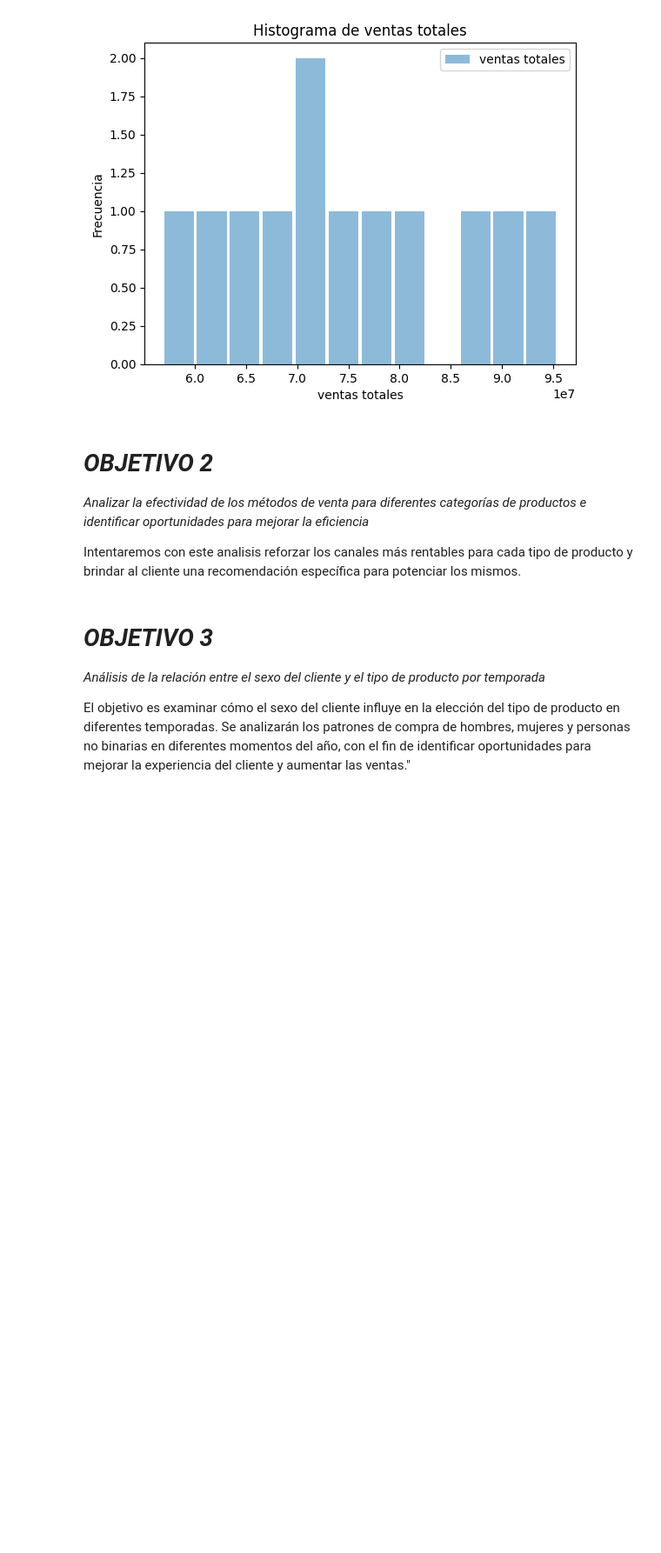
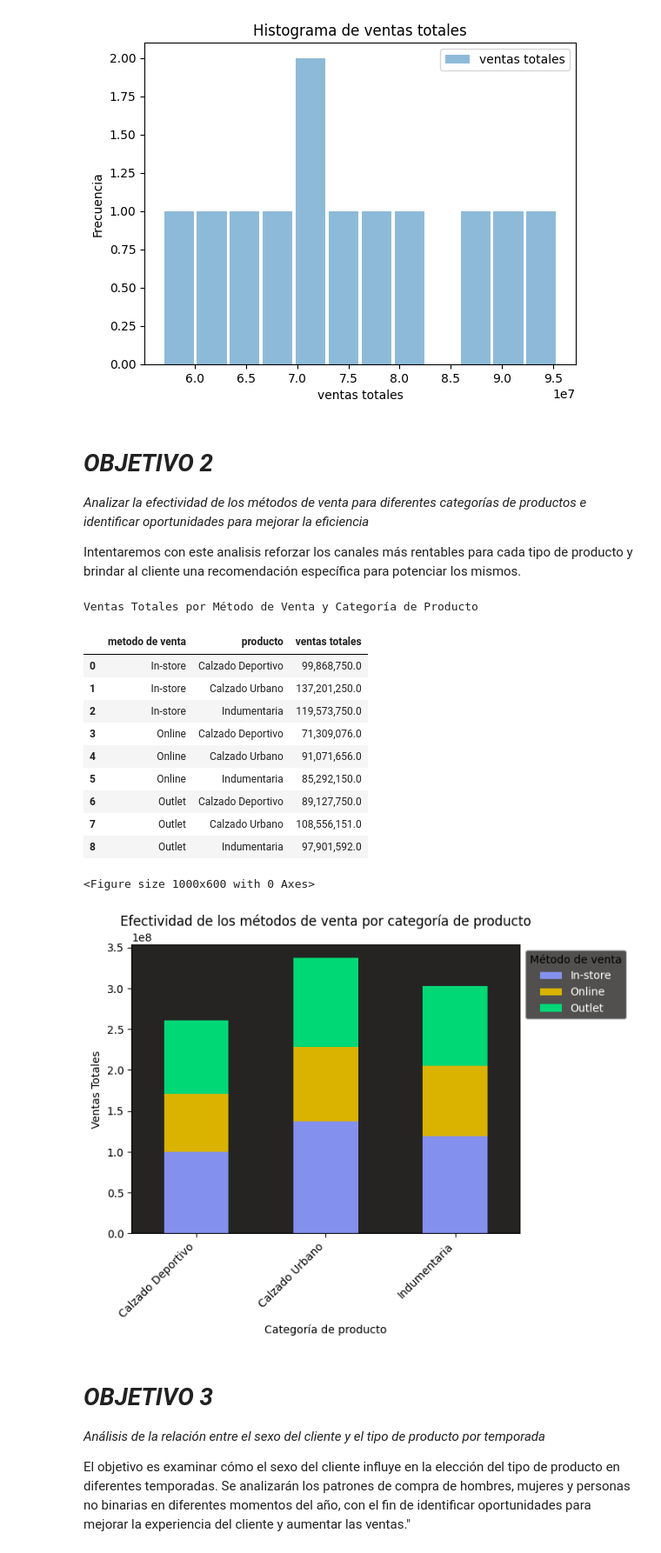
Before and after one commit to elterco83/Coder_DS1, a Jupyter notebook: Dataset_Etchezar.ipynb, the cells around one changed output. Shown at 87% size. Drawn from its saved outputs; the diff is of its cells as text; code cells hidden in the pictures; blank space fills up the shorter version.

```diff
--- a/Dataset_Etchezar.ipynb
+++ b/Dataset_Etchezar.ipynb
@@ -173,6 +175,50 @@ Ventas Totales por Mes
 *Analizar la efectividad de los métodos de venta para diferentes categorías de productos e identificar oportunidades para mejorar la eficiencia*
 
 Intentaremos con este analisis reforzar los canales más rentables para cada tipo de producto y brindar al cliente una recomendación específica para potenciar los mismos.
+# %%
+import matplotlib.pyplot as plt
+import pandas as pd
+import pandas as pd
+from IPython.display import display, HTML
+
+
+#Hacemos un groupby con pandas
+ventas_resumen_grupo = df.groupby(['metodo de venta', 'producto'])['ventas totales'].sum().reset_index()
+ventas_resumen_grupo['ventas totales'] = ventas_resumen_grupo['ventas totales'].apply(lambda x: format(x, ',.1f'))
+styled_df = ventas_resumen_grupo.style.set_table_styles([
+    {"selector": "thead", "props": [("background-color", "#d3d3d3"), ("color", "black"), ("font-weight", "bold")]},
+    {"selector": "tbody tr:nth-child(even)", "props": [("background-color", "#f2f2f2")]},
+    {"selector": "tbody tr:nth-child(odd)", "props": [("background-color", "#ffffff")]}
+]).set_caption("Ventas Totales por Método de Venta y Categoría de Producto")
+
+display(styled_df)
+
+# Procedemos a crar un gráfico de barras apiladas para visualizar la efectividad de los métodos de venta
+plt.figure(figsize=(10, 6))
+ventas_por_metodo = df.pivot_table(index='producto', columns='metodo de venta', values='ventas totales', aggfunc='sum')
+ventas_por_metodo.plot(kind='bar', stacked=True, color=['#8390ED','#D9B300','#00D876'])
+plt.xlabel('Categoría de producto')
+plt.ylabel('Ventas Totales')
+plt.title('Efectividad de los métodos de venta por categoría de producto')
+plt.legend(title='Método de venta', loc='upper left', bbox_to_anchor=(1, 1),labelcolor='white', facecolor='#252423')
+plt.xticks(rotation=45, ha='right')
+ax = plt.gca()
+ax.set_facecolor('#252423')
+plt.show()
+# %% [output]
+Ventas Totales por Método de Venta y Categoría de Producto
+|  | metodo de venta | producto | ventas totales |
+| 0 | In-store | Calzado Deportivo | 99,868,750.0 |
+| 1 | In-store | Calzado Urbano | 137,201,250.0 |
+| 2 | In-store | Indumentaria | 119,573,750.0 |
+| 3 | Online | Calzado Deportivo | 71,309,076.0 |
+| 4 | Online | Calzado Urbano | 91,071,656.0 |
+| 5 | Online | Indumentaria | 85,292,150.0 |
+| 6 | Outlet | Calzado Deportivo | 89,127,750.0 |
+| 7 | Outlet | Calzado Urbano | 108,556,151.0 |
+| 8 | Outlet | Indumentaria | 97,901,592.0 |
+<Figure size 1000x600 with 0 Axes>
+[figure, added]
 # %% [markdown]
 # ***OBJETIVO 3***
 
```
Also changed, not shown: parts of 2 cells of this notebook.
